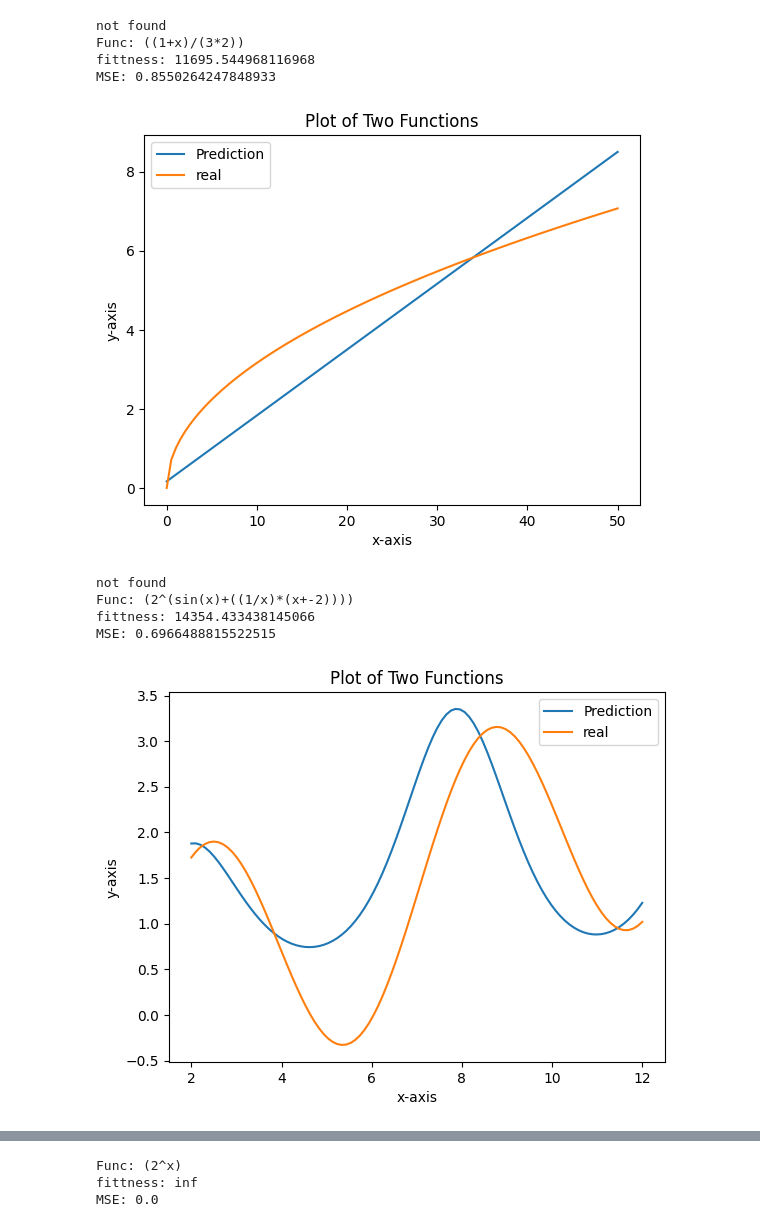
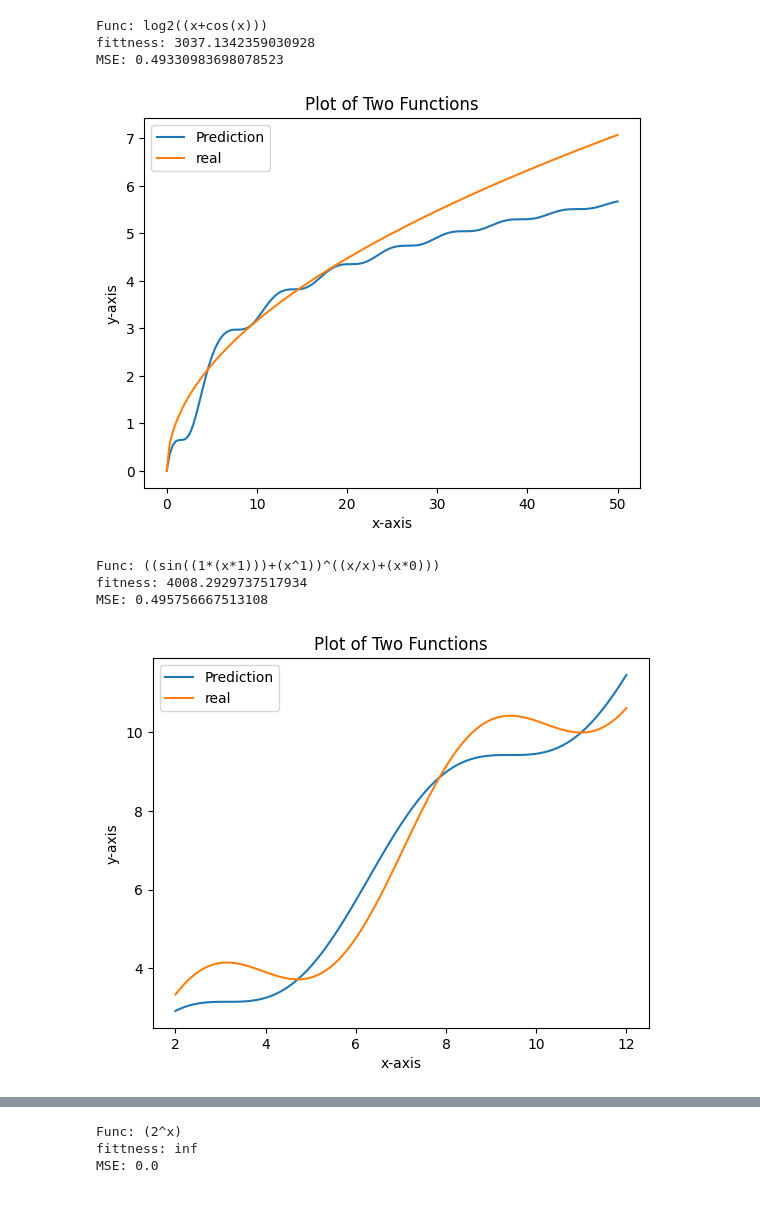
Before and after one commit to Mohsen-Rahimi8001/AI-course, a Jupyter notebook: GP/GP-imp.ipynb, the cells around one changed output, grey strips where cells are left out. Saved outputs shown, nothing was run; the diff lists cells and outputs as text; code cells hidden in the pictures.

```diff
--- a/GP/GP-imp.ipynb
+++ b/GP/GP-imp.ipynb
@@ -6,7 +6,7 @@ from enum import Enum
 import warnings
 import time
 # %%
-uops = {np.sin, np.cos}
+uops = {np.sin, np.cos, np.log2}
 bops = {np.add, np.subtract, np.divide, np.multiply, np.power}
 
 # configuration
@@ -665,7 +645,7 @@ def genetic(
 
     start = time.perf_counter()
 
-    while first_generation[0].root.mse / rng > 0.1:
+    while first_generation[0].root.mse / rng > 0.1 or first_generation[0].root.max_diff / rng < 0.1:
         # iterate
         if time.perf_counter() - start > timeout:
             print("not found")
@@ -716,10 +696,10 @@ def genetic(
 
     return first_generation[0]
 # %%
-X = np.linspace(0, 50, 100)
+X = np.linspace(0, 50, 150)
 Y = np.power(X, 0.5)
 
-function = genetic(X, Y, min_op_len=1, max_op_len=3, min_int_range=1, max_int_range=4)
+function = genetic(X, Y, min_op_len=1, max_op_len=6, min_int_range=1, max_int_range=10)
 
 print(f"Func: {str(function)}")
 print(f"fittness: {function.root.fitness}")
@@ -737,35 +717,33 @@ plt.legend()
 
 plt.show()
 # %% [output]
-not found
-Func: ((1+x)/(3*2))
-fittness: 11695.544968116968
-MSE: 0.8550264247848933
+Func: log2((x+cos(x)))
+fittness: 3037.1342359030928
+MSE: 0.49330983698078523
-[figure, old version]
+[figure, new version]
 # %%
 X = np.linspace(2, 12, 100)
-Y = -np.cos(X) + np.sin(X) + X / 5
-function = genetic(X, Y)
+Y = -np.cos(X) + np.sin(X) + X
+function = genetic(X, Y, timeout=30, min_int_range=-1, max_int_range=1)
 
 print(f"Func: {str(function)}")
-print(f"fittness: {function.root.fitness}")
+print(f"fitness: {function.root.fitness}")
 print(f"MSE: {function.root.mse}")
 
 pred = function.root.evaluate(X, Y)
 
 plt.plot(X, pred, label="Prediction")
 plt.plot(X, Y, label="real")
 
 plt.xlabel('x-axis')
 plt.ylabel('y-axis')
 plt.title('Plot of Two Functions')
 plt.legend()
 
 plt.show()
 # %% [output]
-not found
-Func: (2^(sin(x)+((1/x)*(x+-2))))
-fittness: 14354.433438145066
-MSE: 0.6966488815522515
+Func: ((sin((1*(x*1)))+(x^1))^((x/x)+(x*0)))
+fitness: 4008.2929737517934
+MSE: 0.495756667513108
-[figure, old version]
+[figure, new version]
 # %%
```
Also changed, not shown: parts of 12 cells of this notebook.
